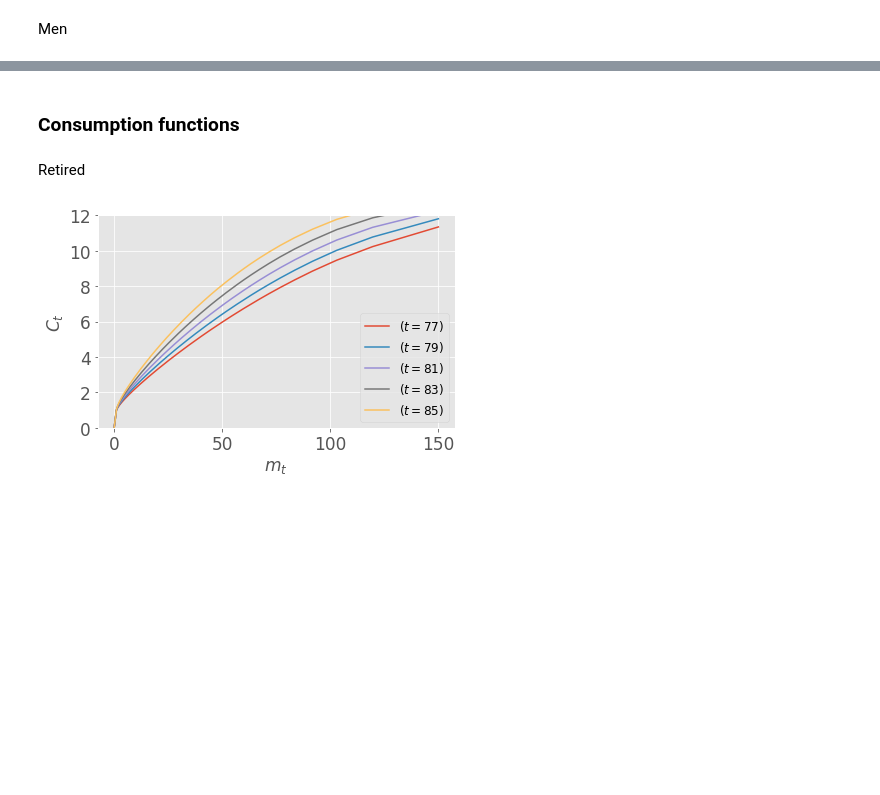
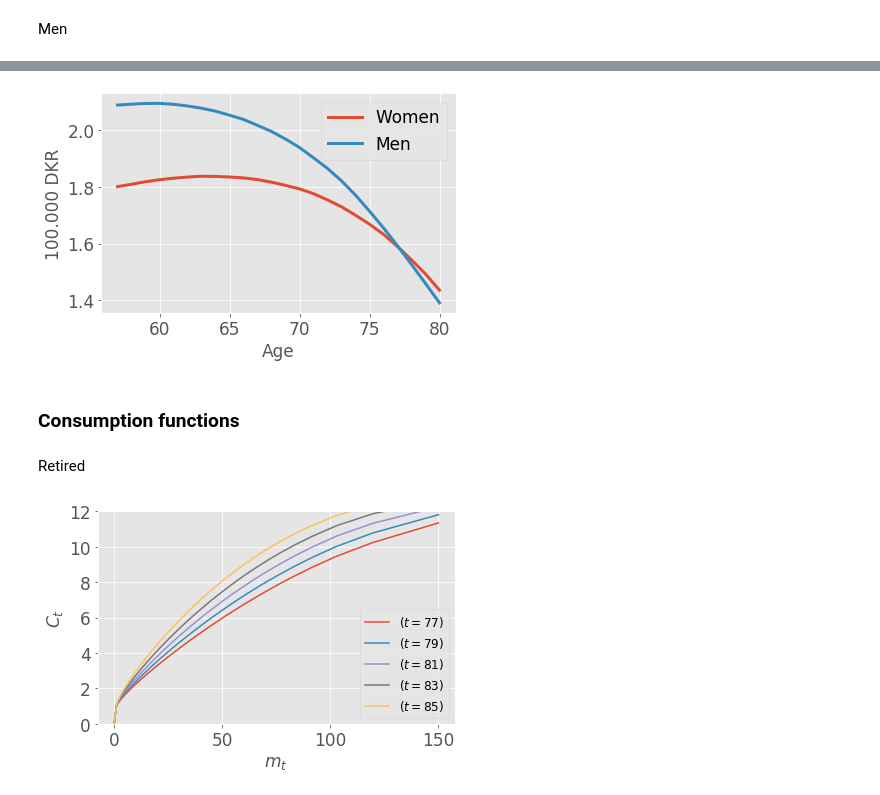
Before and after one commit to mathiassunesen/Speciale_retirement, a Jupyter notebook: Main/Singles.ipynb, the cells around one changed output, grey strips where cells are left out. Cells and saved outputs as stored; diff of their text form; code cells hidden in the pictures; blank space fills up the shorter version.

```diff
--- a/Main/Singles.ipynb
+++ b/Main/Singles.ipynb
@@ -75,3 +95,10 @@ figs.MyPlot(G,linewidth=3).savefig('figs/Model/Single_ChoiceProb_Men.png')
+# %%
+Gw = figs.lifecycle(Single,var='c',MA=[0],ages=[57,80])
+Gm = figs.lifecycle(Single,var='c',MA=[1],ages=[57,80])
+rename_gender([Gw,Gm])
+figs.MyPlot([Gw,Gm],linewidth=3,save=False)
+# %% [output]
+[figure, added]
 # %% [markdown]
 ### Consumption functions
 # %% [markdown]
```
Also changed, not shown: parts of 15 cells of this notebook, 41 other files.
